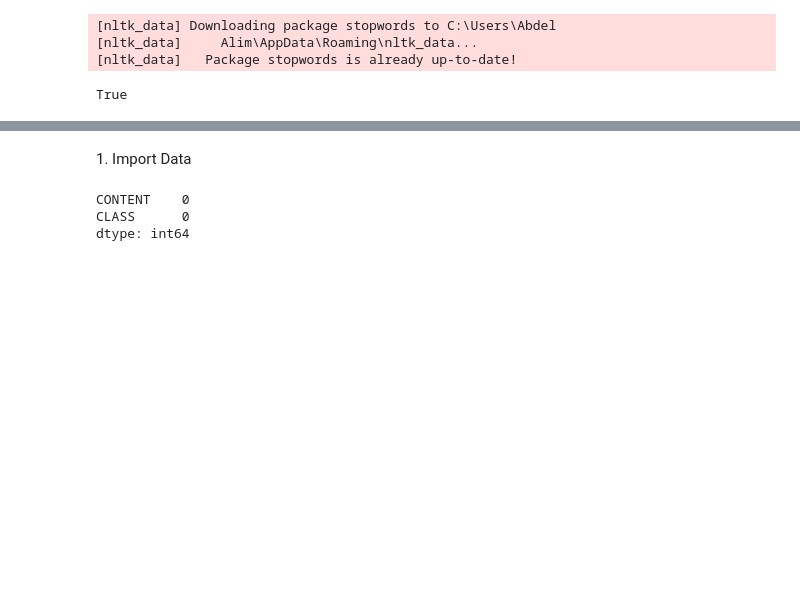
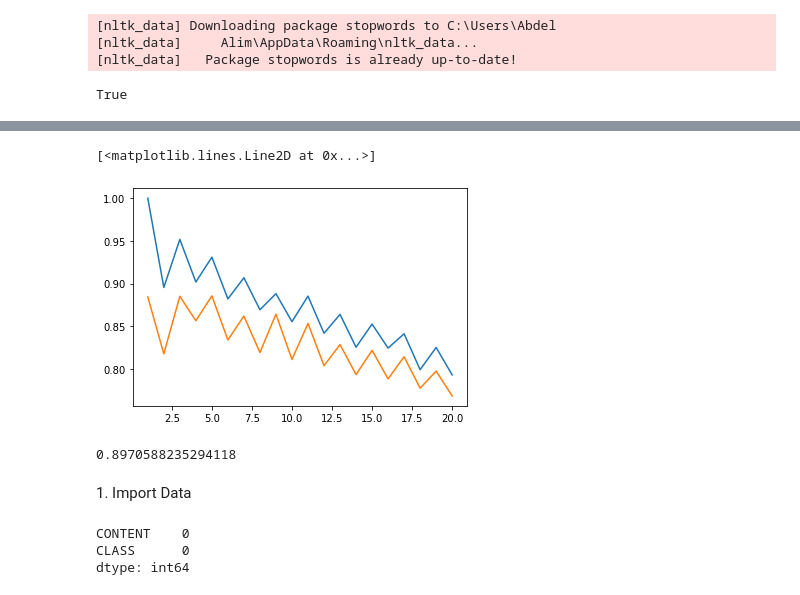
Before and after one commit to gacem-abdelalim/classification-KNN, a Jupyter notebook: knn.ipynb, the cells around one changed output, grey strips where cells are left out. Drawn from its saved outputs; the diff is of its cells as text; code cells hidden in the pictures; blank space fills up the shorter version.

```diff
--- a/knn.ipynb
+++ b/knn.ipynb
@@ -124,3 +110,15 @@ KeyboardInterrupt:
+# %%
+plt.plot(np.linspace(1, 20, 20),n[:20])
+plt.plot(np.linspace(1, 20, 20),m[:20])
+# %% [output]
+[<matplotlib.lines.Line2D at 0x...>]
+[figure, added]
+# %%
+modle = KNeighborsClassifier(n_neighbors=3, metric='euclidean')
+modle.fit(X_train, y_train)
+modle.score(X_test,y_test)
+# %% [output]
+0.8970588235294118
 # %% [markdown]
 1\. Import Data
 # %%
```
Also changed, not shown: parts of 2 cells of this notebook.
